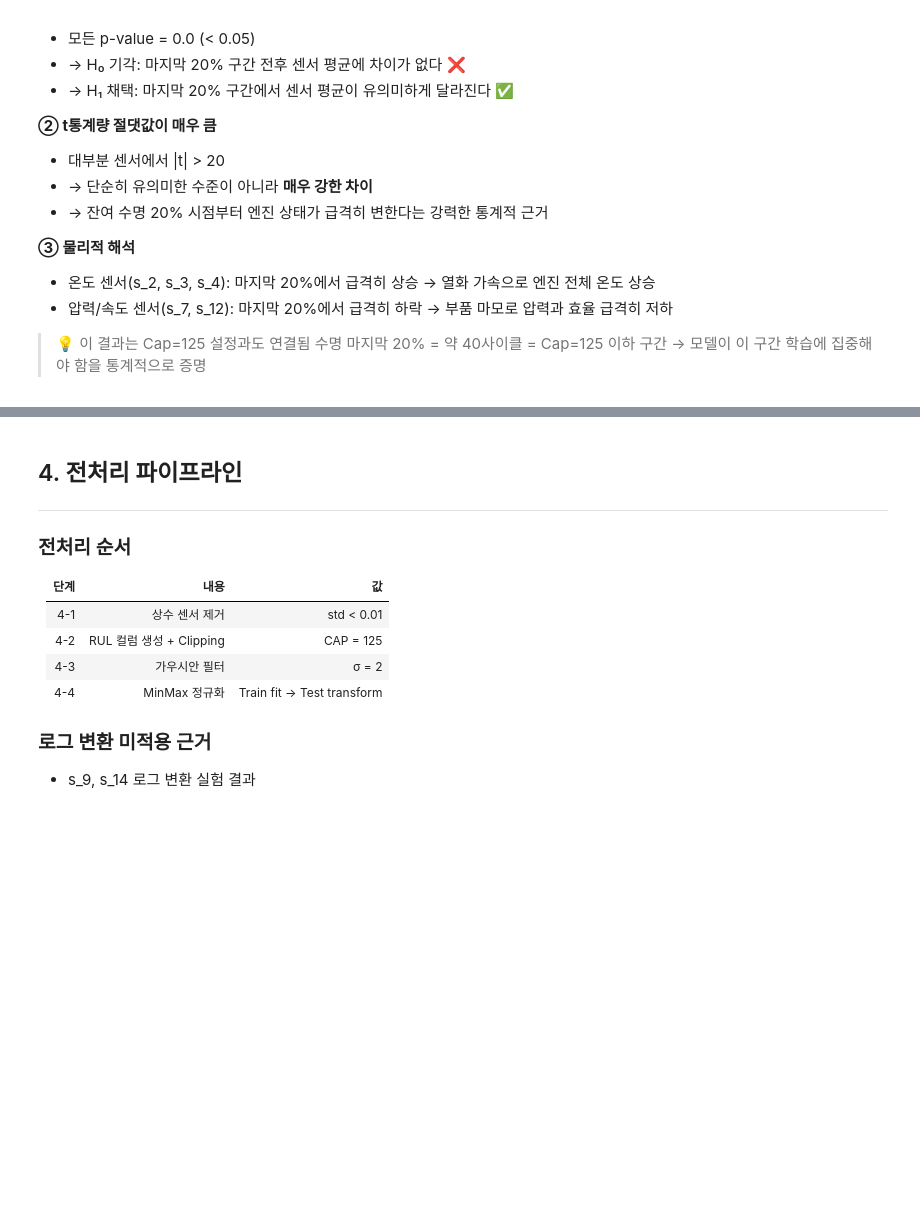
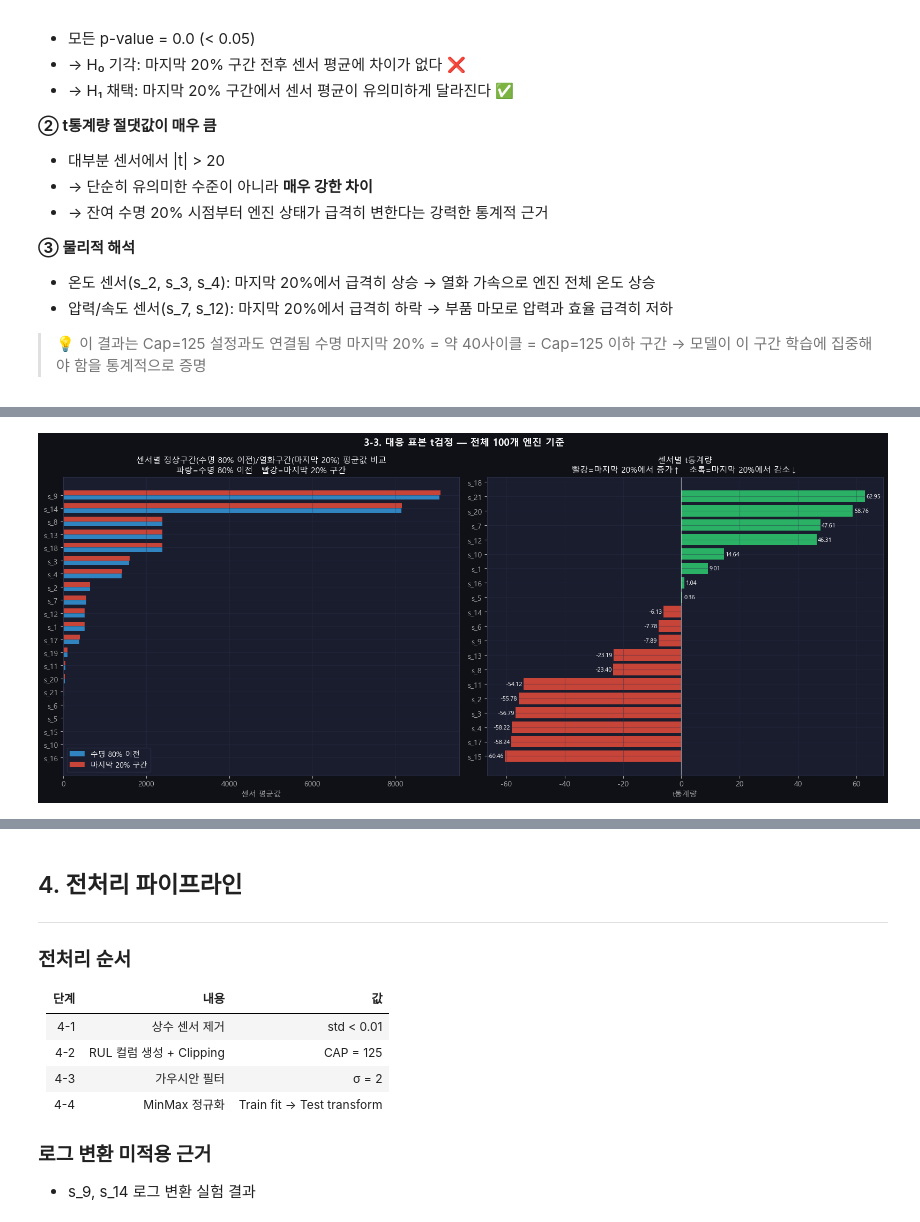
Before and after one commit to dlalswns0211/sparta_project_4_team16, a Jupyter notebook: YJ/FD001_V1.ipynb, the cells around one changed output, grey strips where cells are left out. Cells and saved outputs as stored; diff of their text form; code cells hidden in the pictures; blank space fills up the shorter version.

```diff
--- a/YJ/FD001_V1.ipynb
+++ b/YJ/FD001_V1.ipynb
@@ -1147,7 +1363,7 @@ print('목적: 잔여 수명 20% 전후 센서값 차이가 통계적으로 유
 print()
 
 ttest_rows = []
-for s in useful_sensors:
+for s in all_sensors:
     before_means = []
     after_means  = []
 
@@ -1283,0 +1504,82 @@ print(f'\n유의미한 차이 있는 센서 (p<0.05): {n_sig}/{len(ttest_df)}개
+# %%
+from scipy.stats import ttest_rel
+
+print('=== 3-3. 대응 표본 t검정 ===')
+print('목적: 잔여 수명 20% 전후 센서값 차이가 통계적으로 유의미한지 검정')
+print()
+
+ttest_rows = []
+before_dict = {}
+after_dict = {}
+
+for s in all_sensors:
+    before_means = []
+    after_means = []
+
+    for unit in train_raw['unit_nr'].unique():
+        sub = train_raw[train_raw['unit_nr'] == unit].sort_values('time_cycles')
+        max_cycle = sub['time_cycles'].max()
+        threshold = max_cycle * 0.8
+
+        before = sub[sub['time_cycles'] <= threshold][s].mean()
+        after = sub[sub['time_cycles'] > threshold][s].mean()
+
+        before_means.append(before)
+        after_means.append(after)
+
+    t_stat, p_val = ttest_rel(before_means, after_means)
+
+    before_dict[s] = np.mean(before_means)
+    after_dict[s] = np.mean(after_means)
+
+    ttest_rows.append({
+        '센서': s,
+        '정상구간 평균 (수명 80% 이전)': round(np.mean(before_means), 4),
+        '열화구간 평균 (마지막 20%)': round(np.mean(after_means), 4),
+        't통계량': round(t_stat, 4),
+        'p-value': round(p_val, 4),
+        '변화 방향': '증가↑' if t_stat < 0 else '감소↓',
+        '판정': '차이 있음✅' if p_val < 0.05 else '차이 없음⚠️'
+    })
+
+ttest_df = pd.DataFrame(ttest_rows).set_index('센서')
+display(ttest_df.sort_values('t통계량'))
+
+# 시각화
+fig, axes = plt.subplots(1, 2, figsize=(16, 7))
+fig.suptitle('3-3. 대응 표본 t검정 — 전체 100개 엔진 기준',
+             fontsize=13, fontweight='bold')
+
+# 왼쪽: before/after 평균값 비교
+ttest_sorted = ttest_df.sort_values('정상구간 평균 (수명 80% 이전)')
+x = np.arange(len(ttest_sorted))
+width = 0.35
+axes[0].barh(x - width/2, ttest_sorted['정상구간 평균 (수명 80% 이전)'], width,
+             label='수명 80% 이전', color='#3498db', alpha=0.85)
+axes[0].barh(x + width/2, ttest_sorted['열화구간 평균 (마지막 20%)'], width,
+             label='마지막 20% 구간', color='#e74c3c', alpha=0.85)
+axes[0].set_yticks(x)
+axes[0].set_yticklabels(ttest_sorted.index)
+axes[0].set_xlabel('센서 평균값')
+axes[0].set_title('센서별 정상구간(수명 80% 이전)/열화구간(마지막 20%) 평균값 비교\n파랑=수명 80% 이전   빨강=마지막 20% 구간')
+axes[0].legend()
+
+# 오른쪽: t통계량
+ttest_sorted_t = ttest_df.sort_values('t통계량')
+colors_t = ['#e74c3c' if v < 0 else '#2ecc71' for v in ttest_sorted_t['t통계량']]
+axes[1].barh(ttest_sorted_t.index, ttest_sorted_t['t통계량'], color=colors_t, alpha=0.85)
+axes[1].axvline(0, color='white', lw=1, alpha=0.5)
+axes[1].set_xlabel('t통계량')
+axes[1].set_title('센서별 t통계량\n빨강=마지막 20%에서 증가↑   초록=마지막 20%에서 감소↓')
+for bar, val in zip(axes[1].patches, ttest_sorted_t['t통계량']):
+    axes[1].text(val + (0.5 if val >= 0 else -0.5),
+                 bar.get_y() + bar.get_height() / 2,
+                 f'{val:.2f}', va='center',
+                 ha='left' if val >= 0 else 'right', fontsize=8)
+
+plt.tight_layout()
+plt.show()
+
+n_sig = (ttest_df['p-value'] < 0.05).sum()
+print(f'\n유의미한 차이 있는 센서 (p<0.05): {n_sig}/21개')
+# %% [output]
@@ -1283,0 +1606 @@ print(f'\n유의미한 차이 있는 센서 (p<0.05): {n_sig}/{len(ttest_df)}개
+[figure, added]
```
Also changed, not shown: parts of 11 cells of this notebook.
